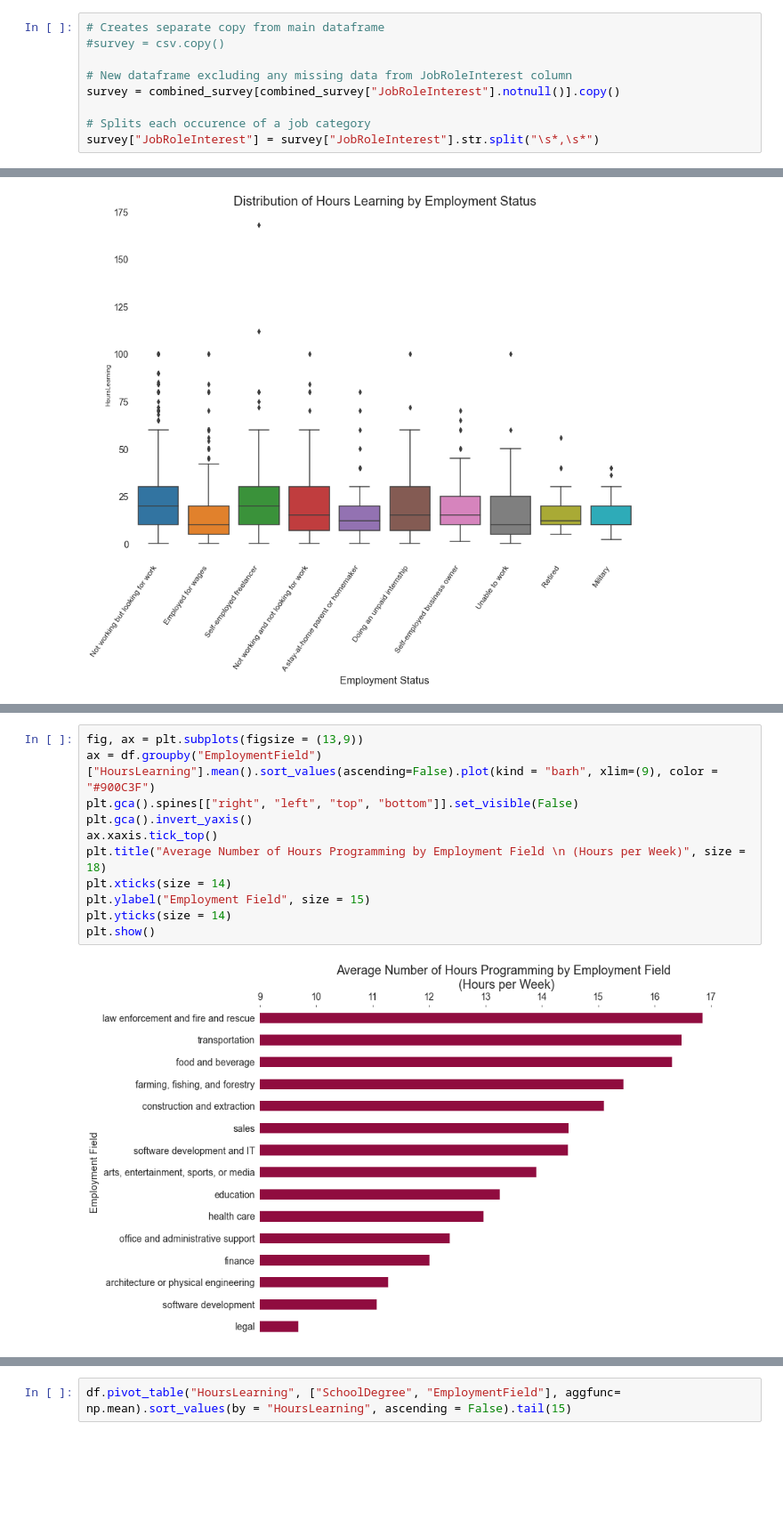
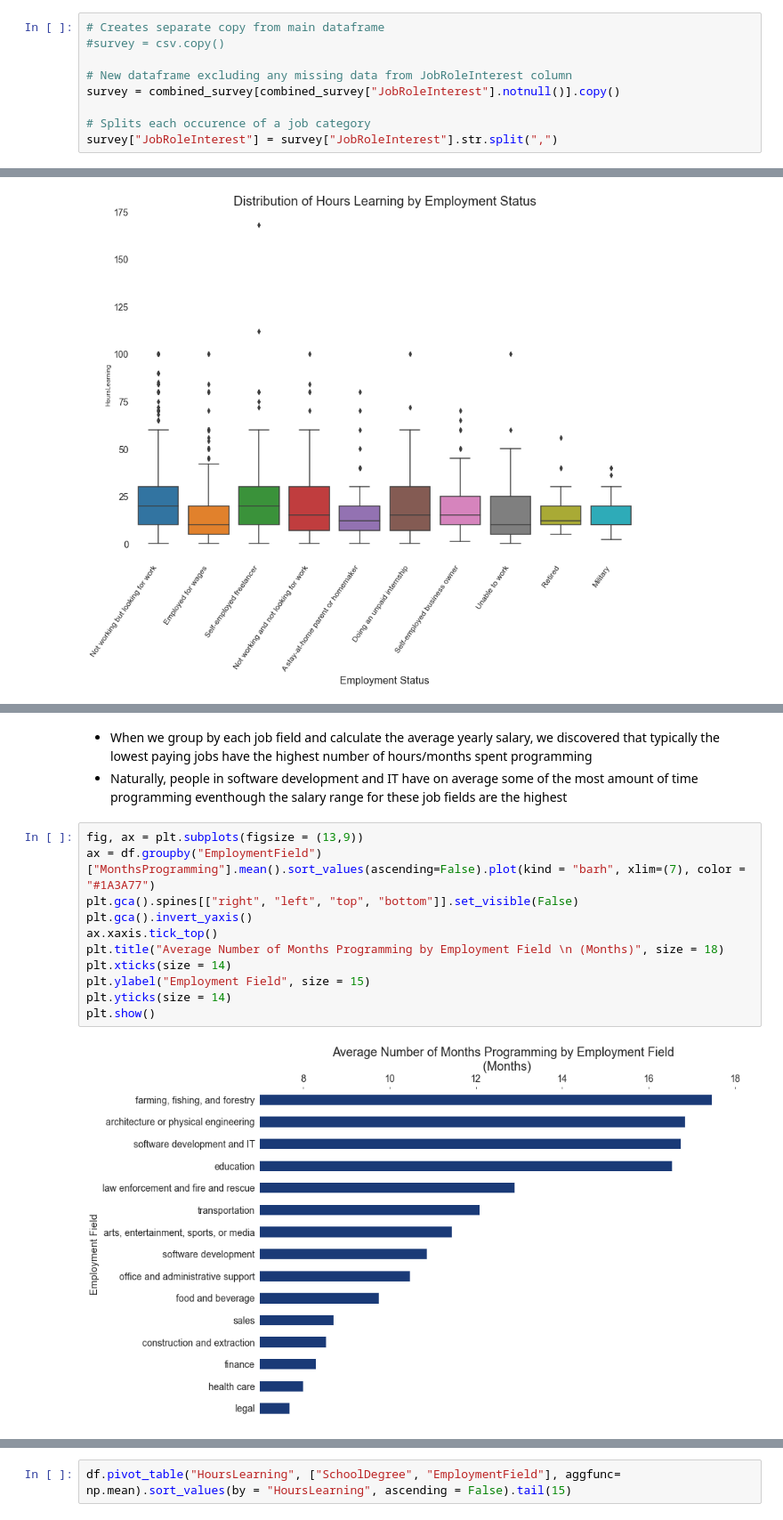
Before and after one commit to paul-trood/Portfolio-Best_Markets_for_Advertising, a Jupyter notebook: coding_survey.ipynb, the cells around one changed output, grey strips where cells are left out. Shown at 89% size. Cells and saved outputs as stored; diff of their text form; blank space fills up the shorter version.

```diff
--- a/coding_survey.ipynb
+++ b/coding_survey.ipynb
@@ -311,7 +311,7 @@ We can split each occurance of a job category for rows containing multiple categ
 survey = combined_survey[combined_survey["JobRoleInterest"].notnull()].copy()
 
 # Splits each occurence of a job category
-survey["JobRoleInterest"] = survey["JobRoleInterest"].str.split("\s*,\s*")
+survey["JobRoleInterest"] = survey["JobRoleInterest"].str.split(",")
 # %%
 survey
 # %% [output]
@@ -947,13 +1016,16 @@ plt.show()
+# %% [markdown]
+* When we group by each job field and calculate the average yearly salary, we discovered that typically the lowest paying jobs have the highest number of hours/months spent programming
+* Naturally, people in software development and IT have on average some of the most amount of time programming eventhough the salary range for these job fields are the highest
 # %%
 fig, ax = plt.subplots(figsize = (13,9))
-ax = df.groupby("EmploymentField")["HoursLearning"].mean().sort_values(ascending=False).plot(kind = "barh", xlim=(9), color = "#900C3F")
+ax = df.groupby("EmploymentField")["MonthsProgramming"].mean().sort_values(ascending=False).plot(kind = "barh", xlim=(7), color = "#1A3A77")
 plt.gca().spines[["right", "left", "top", "bottom"]].set_visible(False)
 plt.gca().invert_yaxis()
 ax.xaxis.tick_top()
-plt.title("Average Number of Hours Programming by Employment Field \n (Hours per Week)", size = 18)
+plt.title("Average Number of Months Programming by Employment Field \n (Months)", size = 18)
 plt.xticks(size = 14)
 plt.ylabel("Employment Field", size = 15)
 plt.yticks(size = 14)
 plt.show()
 # %% [output]
-[figure, old version]
+[figure, new version]
```
Also changed, not shown: parts of 65 cells of this notebook.
